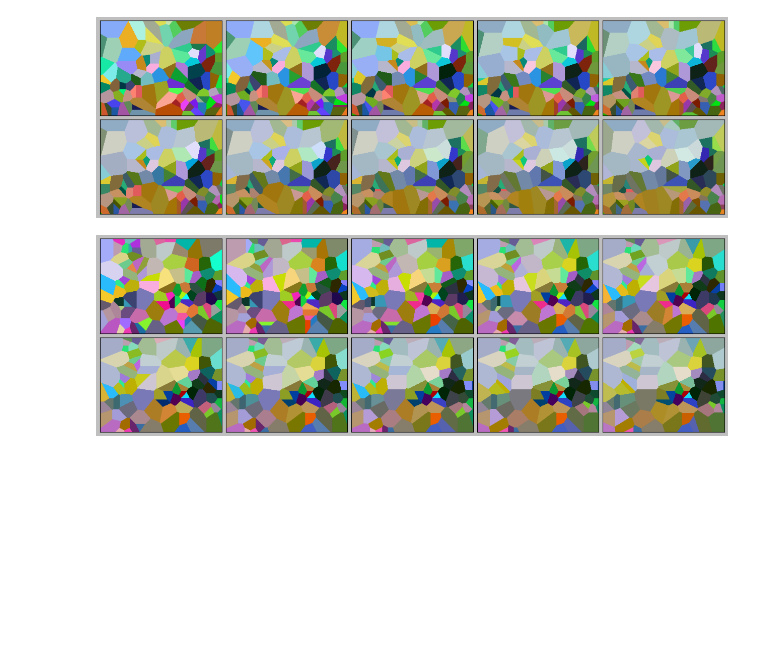
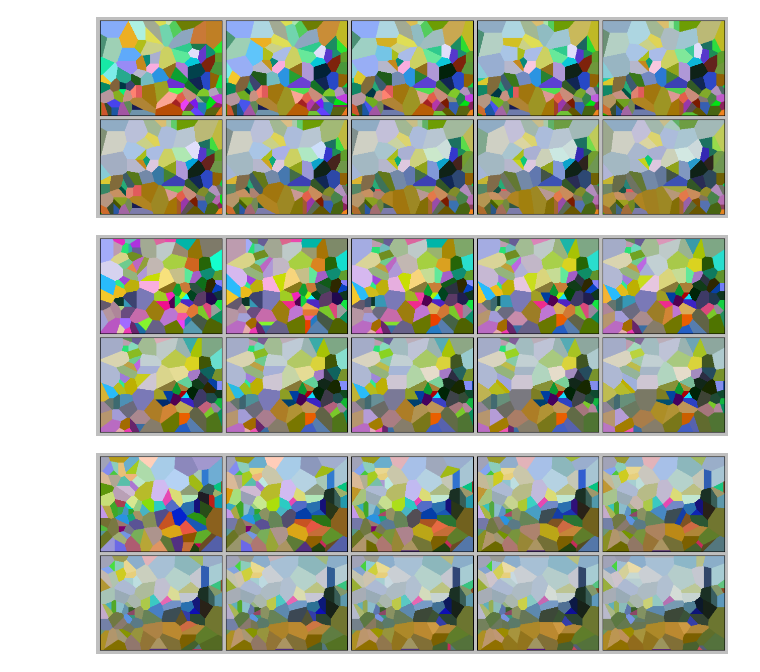
Before and after one commit to lxmampuya/Evolutionary_VanGogh, a Jupyter notebook: analysis.ipynb, the cells around one changed output. Drawn from its saved outputs; the diff is of its cells as text; code cells hidden in the pictures; blank space fills up the shorter version.

```diff
--- a/analysis.ipynb
+++ b/analysis.ipynb
@@ -117,7 +98,26 @@ KeyboardInterrupt:
 # %%
 %%time
 
+TEST_CASE = 1   # 1 (Baseline vs Split (Uniform)), 2 (Baseline vs Split (Uniform) vs Split (One Point), or 3 (Baseline vs Split (Uniform) vs No Split (Uniform)
+
 generation_budget = 500
+
+case_methods = {
+    1: (
+        "ONE_POINT",          # Baseline
+        "SPLIT_POS_COLOR",   # Split: position one-point, color uniform
+    ),
+    2: (
+        "ONE_POINT",                  # Baseline
+        "SPLIT_POS_COLOR",           # Split: position one-point, color uniform
+        "SPLIT_POS_COLOR_ONE_POINT", # Split: position one-point, color one-point
+    ),
+    3: (
+        "ONE_POINT",        # Baseline
+        "UNIVARIATE",      # No split, uniform crossover over full genotype
+        "SPLIT_POS_COLOR", # Split: position one-point, color uniform
+    ),
+}
 
 data = []
 
@@ -126,11 +126,7 @@ for seed in range(5):
         for initialization in ("RANDOM",):
             for num_points in (100,):
 
-                for crossover_method in (
-                    "ONE_POINT",
-                    "SPLIT_POS_COLOR_ONE_POINT",
-                    "SPLIT_POS_COLOR",
-                ):
+                for crossover_method in case_methods[TEST_CASE]:
                     data.extend(
                         run_algorithm(
                             (
@@ -341,3 +333,10 @@ show_progress_over_time(
 )
 # %% [output]
 [figure]
+# %%
+show_progress_over_time(
+    (0, 100, "UNIVARIATE", 100, 500),
+    grid=(2, 5)
+)
+# %% [output]
+[figure, added]
```
Also changed, not shown: parts of 4 cells of this notebook.
